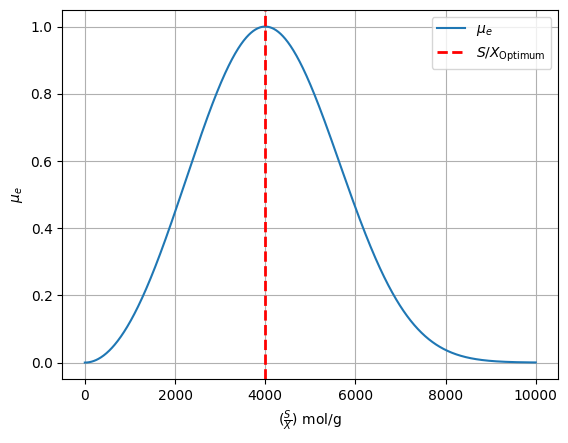
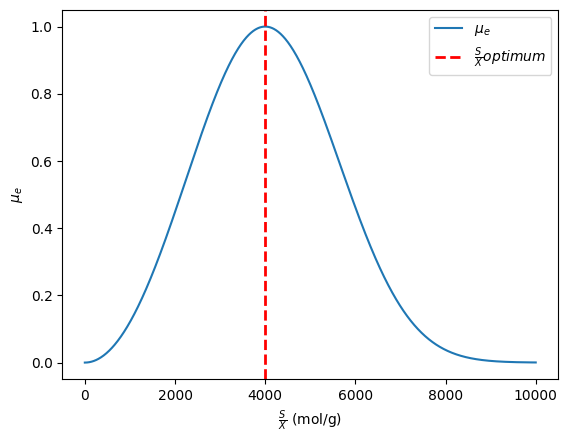
The change to this notebook cell's code, shown as a diff; its figure went from the first image to the second:
--- before
+++ after
@@ -7,5 +7,5 @@
 k = 3 # Smaller shape parameter to widen the curve
 
-# Compute the scale parameter to have a peak at 2500
+# Compute the scale parameter to have a peak at 2000
 lambda_ = 4000/ ((k - 1) / k)**(1 / k)
 
@@ -25,11 +25,10 @@
 # Plot the distribution
 plt.plot(x, pdf, label=r'$\mu_e$')
-plt.xlabel(r'($\frac{S}{X}$) mol/g')
+plt.xlabel(r'$\frac{S}{X}$ (mol/g)')
 plt.ylabel(r'$\mu_e$')
 #plt.title('Weibull Distribution of Enzyme Production')
-plt.axvline(x=scr_opt, color='r', linestyle='--', linewidth=2, label=r'$S/X_{{\mathrm{Optimum}}}$')
+plt.axvline(x=scr_opt, color='r', linestyle='--', linewidth=2, label=r'$\frac{S}{X}optimum$')
 #plt.axvline(x=7700, color='g', linestyle='--', linewidth=2, label='Initial SCR = 7700 mol/g')
 plt.legend()
-plt.grid(True)
 plt.show()
 

Commit: Updated biomade framework